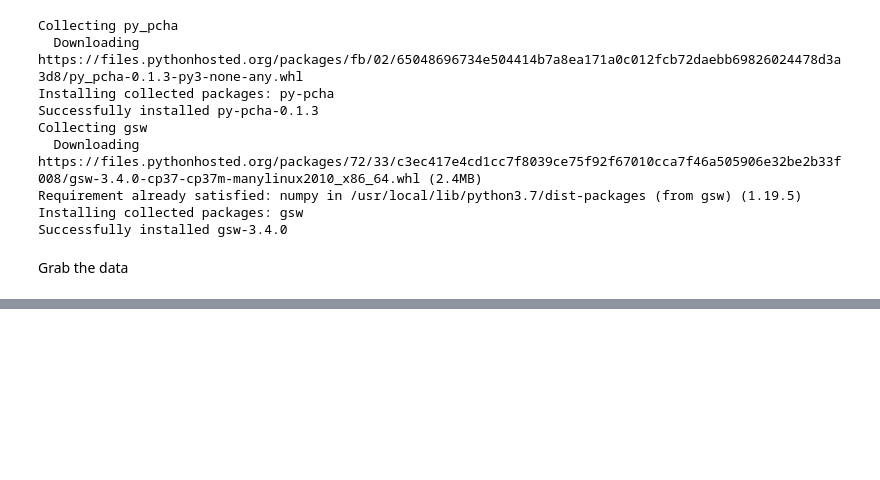
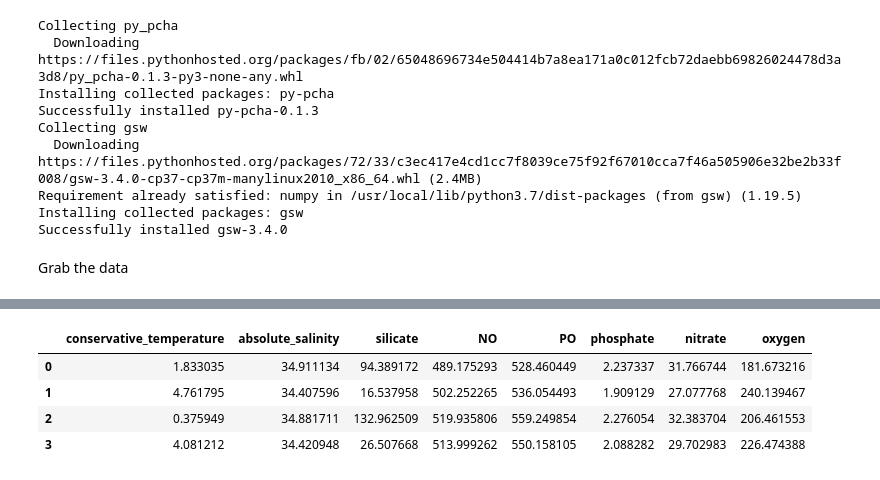
Before and after one commit to nitrogenlab/GP15_watermassanalysis, a Jupyter notebook: GP15_Defining_Watermass_Subtypes.ipynb, the cells around one changed output, grey strips where cells are left out. Cells and saved outputs as stored; diff of their text form; code cells hidden in the pictures; blank space fills up the shorter version.

```diff
--- a/GP15_Defining_Watermass_Subtypes.ipynb
+++ b/GP15_Defining_Watermass_Subtypes.ipynb
@@ -71,0 +45,21 @@ AAIW_rows
+# %%
+colnames_subset = ["latitude", 'longitude', 'year', 'depth',
+                   'pressure', 'temperature','salinity','oxygen',
+                   'silicate', 'nitrate', 'phosphate', 'sigma0']
+
+
+df = pandas.read_csv("GLODAPv2.2019_Pacific_Ocean.csv",
+                     na_values = -9999)[colnames_subset]
+
+df['NO'] = df['oxygen'] + (df['nitrate']*9.68)
+df['PO'] = df['oxygen'] + (df['phosphate']*155)
+df['potential_temperature'] = gsw.pt_from_t(df['salinity'],
+                                df['temperature'],
+                                df['pressure'],
+                                df['sigma0'])
+df["absolute_salinity"] = gsw.SA_from_SP(
+    SP=df["salinity"], p=df["pressure"],
+    lon=df["longitude"], lat=df["latitude"])
+df["conservative_temperature"] = gsw.CT_from_t(SA=df["absolute_salinity"],
+                                  t=df["temperature"],
+                                  p=df["pressure"])
@@ -71,0 +206,8 @@ AAIW_rows
+# %%
+watermass_to_archetypes["AAIW"]
+# %% [output]
+|  | conservative_temperature | absolute_salinity | silicate | NO | PO | phosphate | nitrate | oxygen |
+| 0 | 1.833035 | 34.911134 | 94.389172 | 489.175293 | 528.460449 | 2.237337 | 31.766744 | 181.673216 |
+| 1 | 4.761795 | 34.407596 | 16.537958 | 502.252265 | 536.054493 | 1.909129 | 27.077768 | 240.139467 |
+| 2 | 0.375949 | 34.881711 | 132.962509 | 519.935806 | 559.249854 | 2.276054 | 32.383704 | 206.461553 |
+| 3 | 4.081212 | 34.420948 | 26.507668 | 513.999262 | 550.158105 | 2.088282 | 29.702983 | 226.474388 |
```
Also changed, not shown: parts of 9 cells of this notebook.
